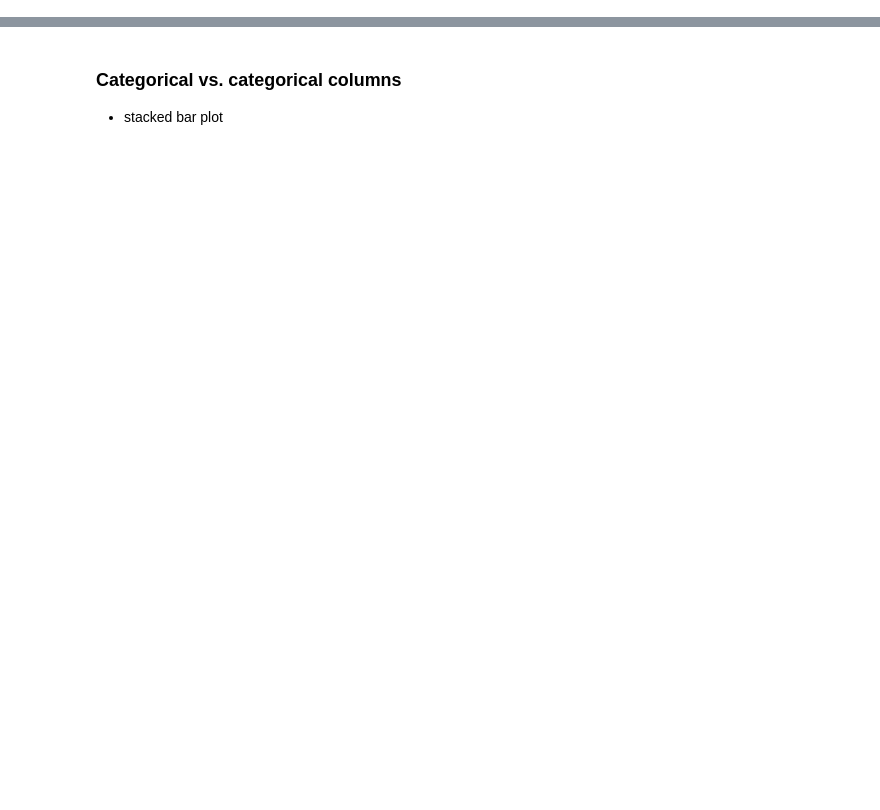
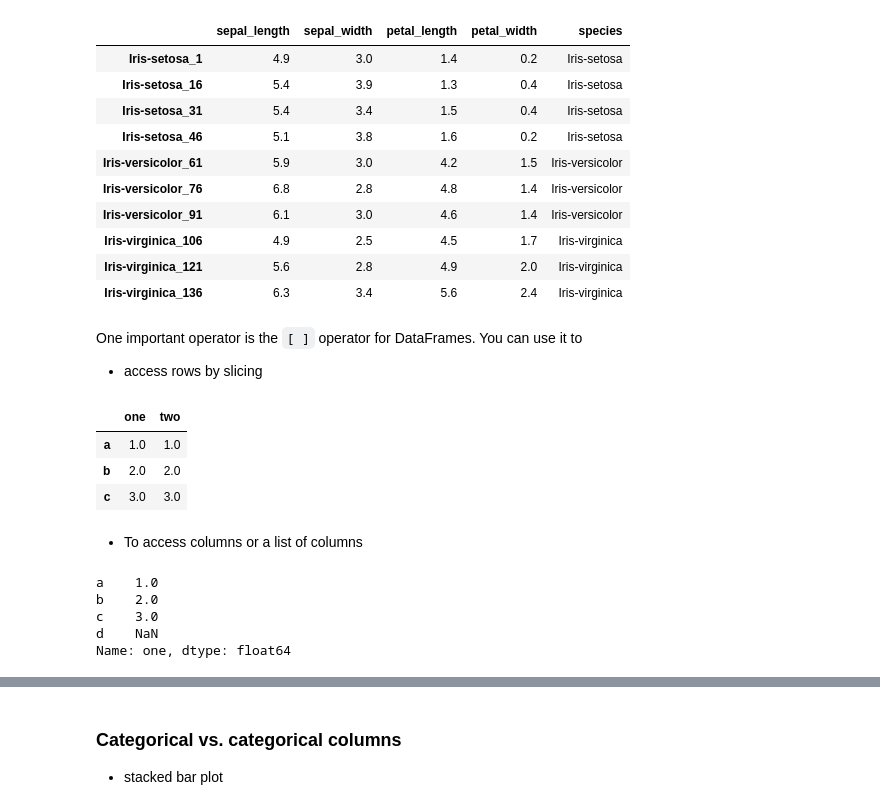
Before and after one commit to brown-ccv/ccv-bootcamp-python-2023, a Jupyter notebook: notebooks/Data_wrangling_in_Python.ipynb, the cells around one changed output, grey strips where cells are left out. Cells and saved outputs as stored; diff of their text form; code cells hidden in the pictures; blank space fills up the shorter version.

```diff
--- a/notebooks/Data_wrangling_in_Python.ipynb
+++ b/notebooks/Data_wrangling_in_Python.ipynb
@@ -300,19 +0,0 @@ print(df_imdb.head())
-# %%
-import time
-
-start = time.time() # start the clock
-
-for i in range(100): # repeat everything 100 times to get better estimate of elapsed time
-    # the actual code to clean the runtime column comes here
-    runtime_lst = []
-    for x in df_imdb['runtime']:
-        if type(x) == str:
-            runtime = float(x[:-4].replace(',',''))
-        else:
-            runtime = 0e0
-        runtime_lst.append(runtime)
-    df_imdb['runtime min'] = runtime_lst
-
-end = time.time() # stop the timer
-
-print('cpu time = ',end-start,'sec')
@@ -677,0 +817,3 @@ Create a scatter plot and a heat map using the hours-per-week and the education-
+# %%
+new_index=iris.species + ["_" + str(x) for x in iris.index]
+new_iris= iris.set_axis(new_index.to_list(), axis=0)
@@ -677,0 +837,34 @@ Create a scatter plot and a heat map using the hours-per-week and the education-
+# %%
+new_iris.loc['Iris-setosa_1'::15]
+# %% [output]
+|  | sepal_length | sepal_width | petal_length | petal_width | species |
+| Iris-setosa_1 | 4.9 | 3.0 | 1.4 | 0.2 | Iris-setosa |
+| Iris-setosa_16 | 5.4 | 3.9 | 1.3 | 0.4 | Iris-setosa |
+| Iris-setosa_31 | 5.4 | 3.4 | 1.5 | 0.4 | Iris-setosa |
+| Iris-setosa_46 | 5.1 | 3.8 | 1.6 | 0.2 | Iris-setosa |
+| Iris-versicolor_61 | 5.9 | 3.0 | 4.2 | 1.5 | Iris-versicolor |
+| Iris-versicolor_76 | 6.8 | 2.8 | 4.8 | 1.4 | Iris-versicolor |
+| Iris-versicolor_91 | 6.1 | 3.0 | 4.6 | 1.4 | Iris-versicolor |
+| Iris-virginica_106 | 4.9 | 2.5 | 4.5 | 1.7 | Iris-virginica |
+| Iris-virginica_121 | 5.6 | 2.8 | 4.9 | 2.0 | Iris-virginica |
+| Iris-virginica_136 | 6.3 | 3.4 | 5.6 | 2.4 | Iris-virginica |
+# %% [markdown]
+One important operator is the  `[ ]` operator for DataFrames. You can use it to
+- access rows by slicing
+# %%
+df[:3]
+# %% [output]
+|  | one | two |
+| a | 1.0 | 1.0 |
+| b | 2.0 | 2.0 |
+| c | 3.0 | 3.0 |
+# %% [markdown]
+- To access columns or a list of columns
+# %%
+df["one"]
+# %% [output]
+a    1.0
+b    2.0
+c    3.0
+d    NaN
+Name: one, dtype: float64
```
Also changed, not shown: parts of 253 cells of this notebook, 9 other files.
